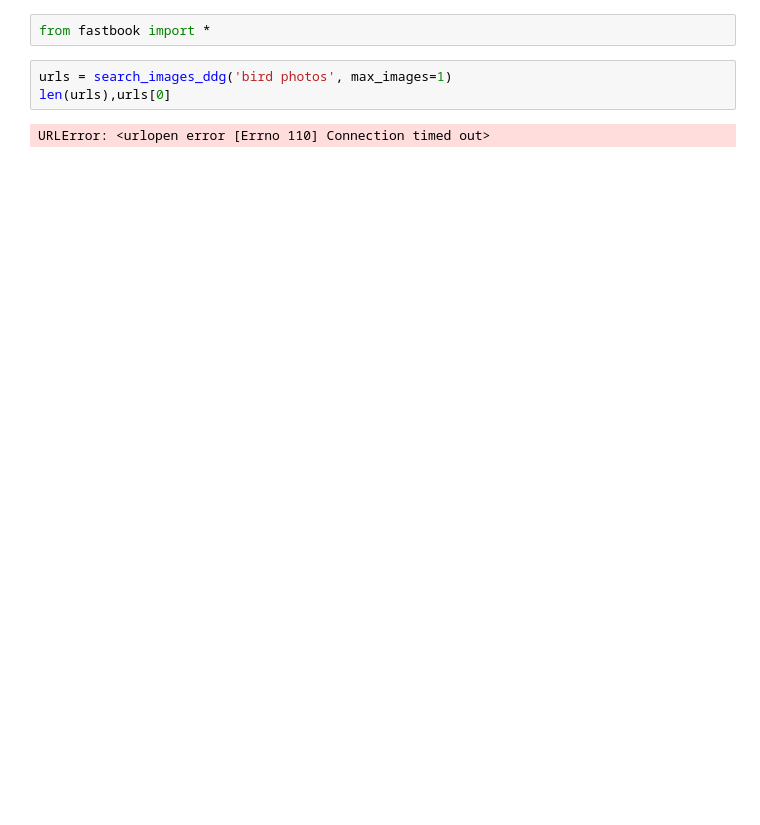
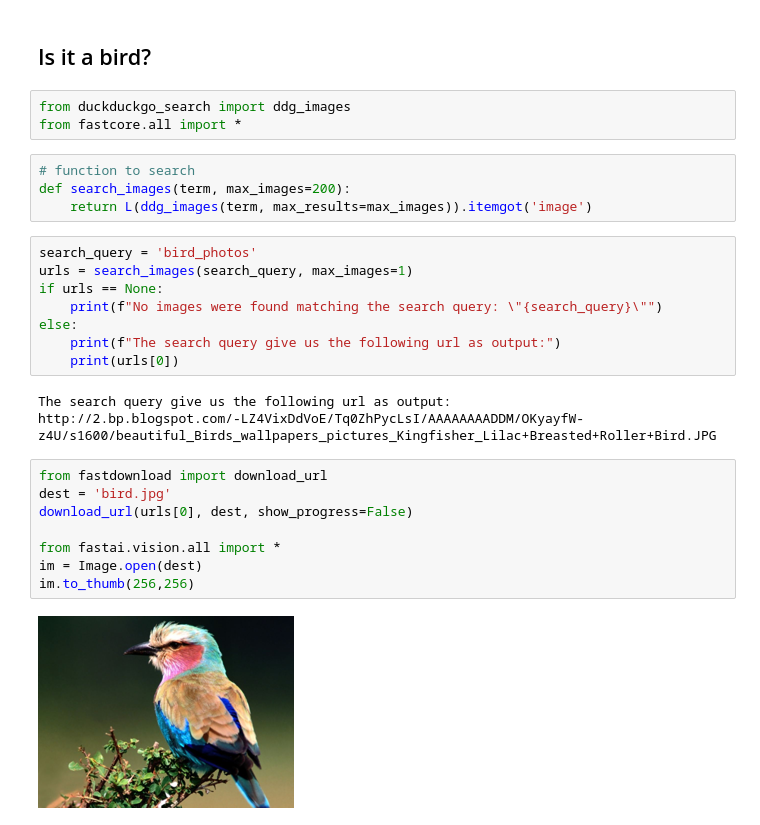
Before and after one commit to Alfredo-Vargas/ai-frameworks, a Jupyter notebook: notebooks/getting_started.ipynb, the cells around one changed output. Saved outputs shown, nothing was run; the diff lists cells and outputs as text; blank space fills up the shorter version.

```diff
--- a/notebooks/getting_started.ipynb
+++ b/notebooks/getting_started.ipynb
@@ -1,7 +1,30 @@
+# %% [markdown]
+## Is it a bird?
 # %%
-from fastbook import *
+from duckduckgo_search import ddg_images
+from fastcore.all import *
+# %%
+# function to search
+def search_images(term, max_images=200):
+    return L(ddg_images(term, max_results=max_images)).itemgot('image')
 # %%
-urls = search_images_ddg('bird photos', max_images=1)
-len(urls),urls[0]
+search_query = 'bird_photos'
+urls = search_images(search_query, max_images=1)
+if urls == None:
+    print(f"No images were found matching the search query: \"{search_query}\"")
+else:
+    print(f"The search query give us the following url as output:")
+    print(urls[0])
 # %% [output]
-URLError: <urlopen error [Errno 110] Connection timed out>
+The search query give us the following url as output:
+http://2.bp.blogspot.com/-LZ4VixDdVoE/Tq0ZhPycLsI/AAAAAAAADDM/OKyayfW-z4U/s1600/beautiful_Birds_wallpapers_pictures_Kingfisher_Lilac+Breasted+Roller+Bird.JPG
+# %%
+from fastdownload import download_url
+dest = 'bird.jpg'
+download_url(urls[0], dest, show_progress=False)
+
+from fastai.vision.all import *
+im = Image.open(dest)
+im.to_thumb(256,256)
+# %% [output]
+[figure, added]
```
Also changed, not shown: parts of 2 cells of this notebook, 3 other files.
